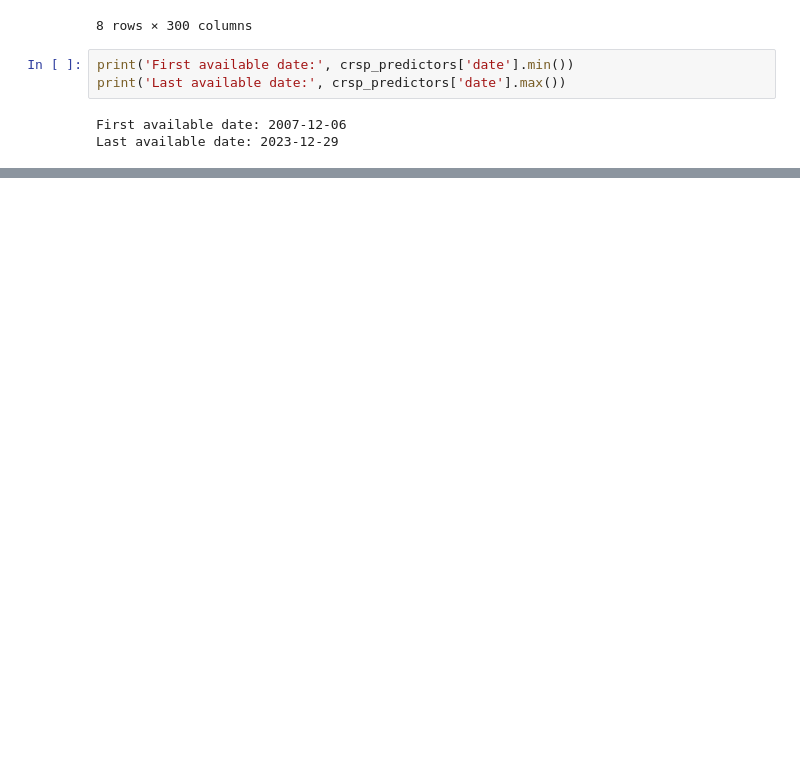
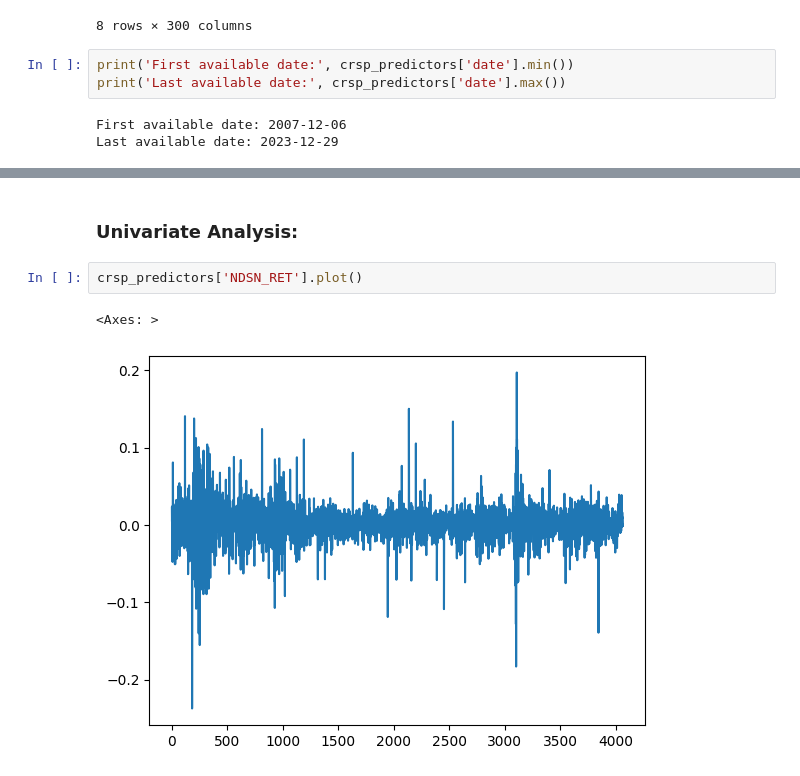
Before and after one commit to travisdesell/exact, a Jupyter notebook: financial_loss_functions/exploration.ipynb, the cells around one changed output, grey strips where cells are left out. Cells and saved outputs as stored; diff of their text form; blank space fills up the shorter version.

Commit message:
basic plots added

```diff
--- a/financial_loss_functions/exploration.ipynb
+++ b/financial_loss_functions/exploration.ipynb
@@ -140,0 +155,7 @@ crsp_predictors.isna().any()
+# %% [markdown]
+### Univariate Analysis:
+# %%
+crsp_predictors['NDSN_RET'].plot()
+# %% [output]
+<Axes: >
+[figure, added]
```
Also changed, not shown: parts of 7 cells of this notebook.
